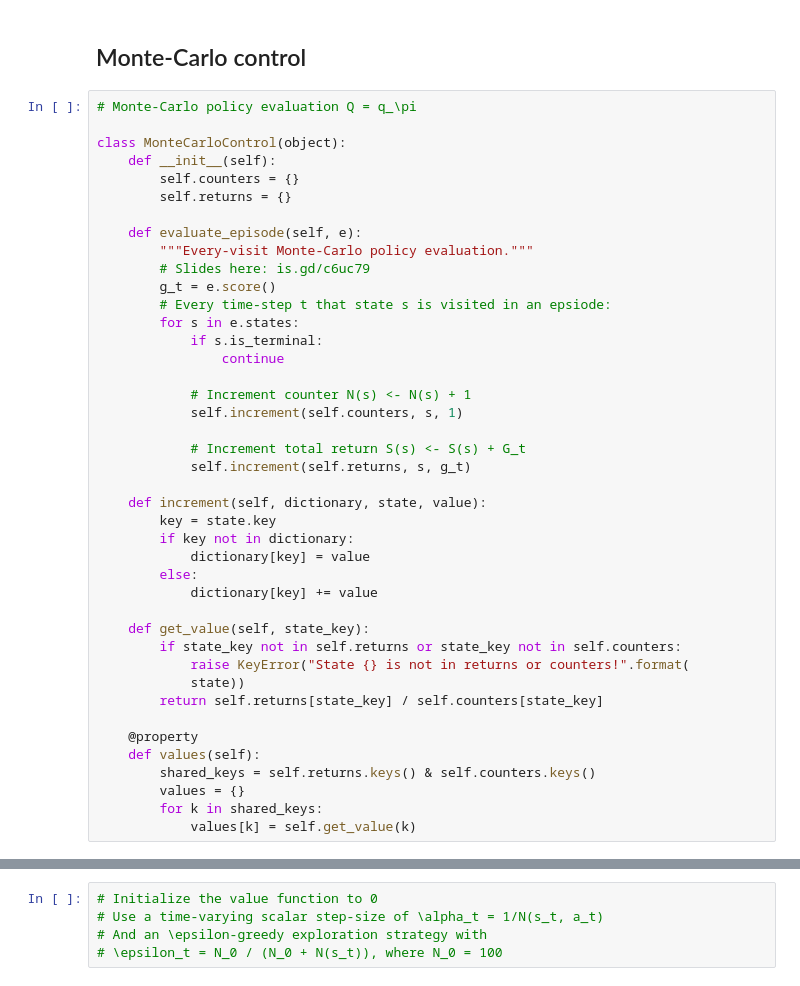
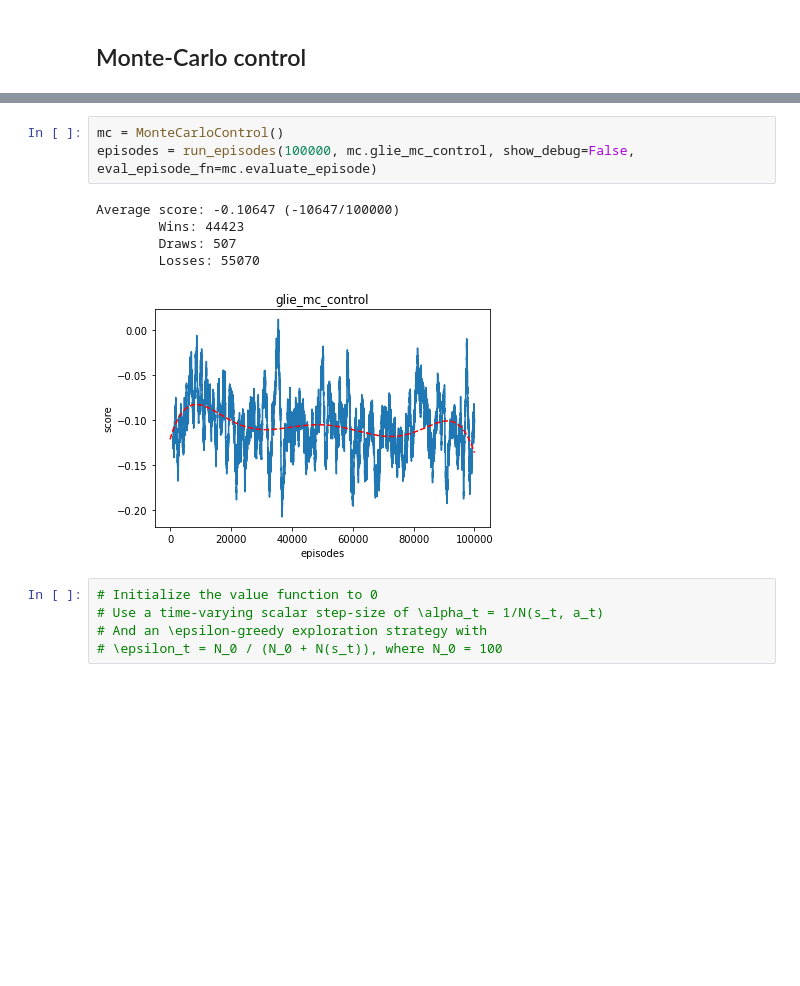
Before and after one commit to cjqian/flappy, a Jupyter notebook: Easy21.ipynb, the cells around one changed output, grey strips where cells are left out. Saved outputs shown, nothing was run; the diff lists cells and outputs as text; blank space fills up the shorter version.

```diff
--- a/Easy21.ipynb
+++ b/Easy21.ipynb
@@ -285,44 +293,2 @@ Average score: -0.2595 (-2595/10000)
 # %% [markdown]
 ## Monte-Carlo control
-# %%
-# Monte-Carlo policy evaluation Q = q_\pi
-
-class MonteCarloControl(object):
-    def __init__(self):
-        self.counters = {}
-        self.returns = {}
-
-    def evaluate_episode(self, e):
-        """Every-visit Monte-Carlo policy evaluation."""
-        # Slides here: is.gd/c6uc79
-        g_t = e.score()
-        # Every time-step t that state s is visited in an epsiode:
-        for s in e.states:
-            if s.is_terminal:
-                continue
-
-            # Increment counter N(s) <- N(s) + 1
-            self.increment(self.counters, s, 1)
-
-            # Increment total return S(s) <- S(s) + G_t
-            self.increment(self.returns, s, g_t)
-
-    def increment(self, dictionary, state, value):
-        key = state.key
-        if key not in dictionary:
-            dictionary[key] = value
-        else:
-            dictionary[key] += value
-
-    def get_value(self, state_key):
-        if state_key not in self.returns or state_key not in self.counters:
-            raise KeyError("State {} is not in returns or counters!".format(
-            state))
-        return self.returns[state_key] / self.counters[state_key]
-
-    @property
-    def values(self):
-        shared_keys = self.returns.keys() & self.counters.keys()
-        values = {}
-        for k in shared_keys:
-            values[k] = self.get_value(k)
@@ -339,3 +364,12 @@ print(mc.returns)
+# %%
+mc = MonteCarloControl()
+episodes = run_episodes(100000, mc.glie_mc_control, show_debug=False, eval_episode_fn=mc.evaluate_episode)
+# %% [output]
+Average score: -0.10647 (-10647/100000)
+        Wins: 44423
+        Draws: 507
+        Losses: 55070
+[figure, added]
 # %%
 # Initialize the value function to 0
 # Use a time-varying scalar step-size of \alpha_t = 1/N(s_t, a_t)
```
Also changed, not shown: parts of 4 cells of this notebook.
